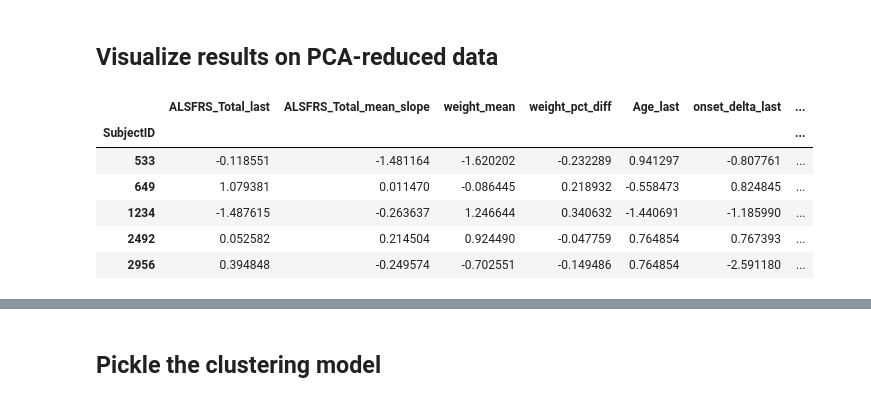
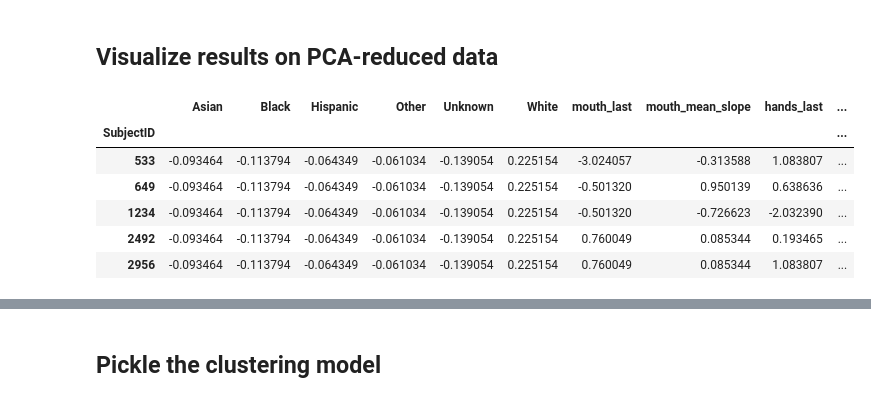
Before and after one commit to ihadanny/turbulence-z-team, a Jupyter notebook: ipython-notebooks/Clusterer_beta.ipynb, the cells around one changed output, grey strips where cells are left out. Cells and saved outputs as stored; diff of their text form; code cells hidden in the pictures.

```diff
--- a/ipython-notebooks/Clusterer_beta.ipynb
+++ b/ipython-notebooks/Clusterer_beta.ipynb
@@ -50,15 +50,15 @@ def visualize_kmeans(kmeans, data, resolution = 100):
     plt.figure(figsize=(40,40))
     plt.show()
 # %%
-proact_train = pd.read_csv('../train_data_vectorized.csv', sep = '|', index_col = 'SubjectID', dtype='float')
+proact_train = pd.read_csv('../all_data_vectorized.csv', sep = '|', index_col = 'SubjectID', dtype='float')
 proact_train = proact_train[clustering_columns]
 proact_train.head()
 # %% [output]
-|  | ALSFRS_Total_last | ALSFRS_Total_mean_slope | weight_mean | weight_pct_diff | Age_last | onset_delta_last | ... |
-| SubjectID |  |  |  |  |  |  | ... |
-| 533 | -0.118551 | -1.481164 | -1.620202 | -0.232289 | 0.941297 | -0.807761 | ... |
-| 649 | 1.079381 | 0.011470 | -0.086445 | 0.218932 | -0.558473 | 0.824845 | ... |
-| 1234 | -1.487615 | -0.263637 | 1.246644 | 0.340632 | -1.440691 | -1.185990 | ... |
-| 2492 | 0.052582 | 0.214504 | 0.924490 | -0.047759 | 0.764854 | 0.767393 | ... |
-| 2956 | 0.394848 | -0.249574 | -0.702551 | -0.149486 | 0.764854 | -2.591180 | ... |
+|  | Asian | Black | Hispanic | Other | Unknown | White | mouth_last | mouth_mean_slope | hands_last | ... |
+| SubjectID |  |  |  |  |  |  |  |  |  | ... |
+| 533 | -0.093464 | -0.113794 | -0.064349 | -0.061034 | -0.139054 | 0.225154 | -3.024057 | -0.313588 | 1.083807 | ... |
+| 649 | -0.093464 | -0.113794 | -0.064349 | -0.061034 | -0.139054 | 0.225154 | -0.501320 | 0.950139 | 0.638636 | ... |
+| 1234 | -0.093464 | -0.113794 | -0.064349 | -0.061034 | -0.139054 | 0.225154 | -0.501320 | -0.726623 | -2.032390 | ... |
+| 2492 | -0.093464 | -0.113794 | -0.064349 | -0.061034 | -0.139054 | 0.225154 | 0.760049 | 0.085344 | 0.193465 | ... |
+| 2956 | -0.093464 | -0.113794 | -0.064349 | -0.061034 | -0.139054 | 0.225154 | 0.760049 | 0.085344 | 1.083807 | ... |
 # %%
```
Also changed, not shown: parts of 3 cells of this notebook, 30 other files.
